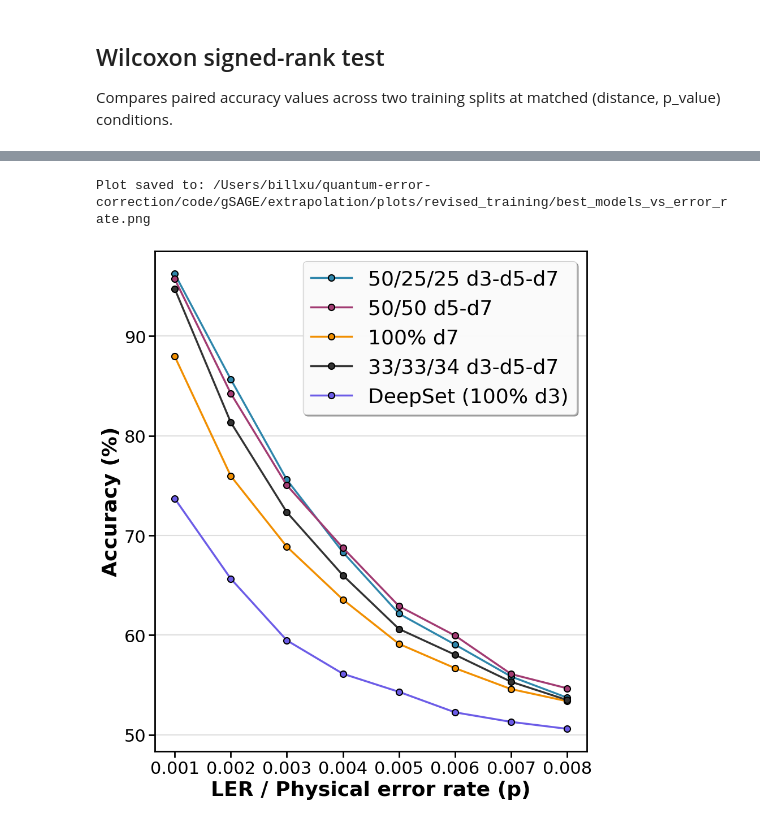
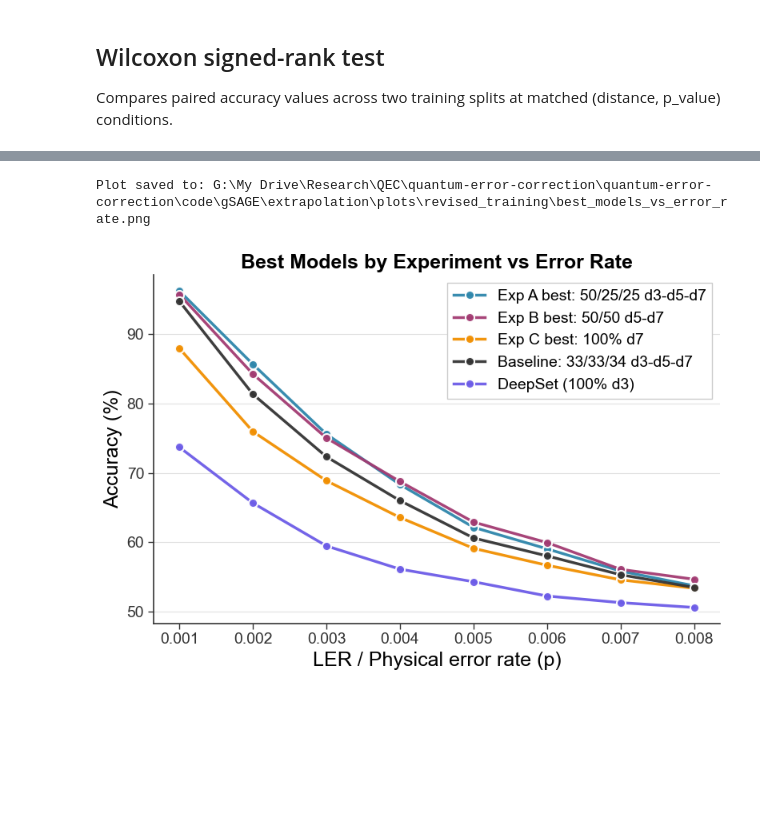
Before and after one commit to billxby/quantum-error-correction, a Jupyter notebook: code/gSAGE/extrapolation/graphing.ipynb, the cells around one changed output, grey strips where cells are left out. Drawn from its saved outputs; the diff is of its cells as text; code cells hidden in the pictures; blank space fills up the shorter version.

```diff
--- a/code/gSAGE/extrapolation/graphing.ipynb
+++ b/code/gSAGE/extrapolation/graphing.ipynb
@@ -340,49 +350,53 @@ def best_in_group(splits):
 
 best_a = best_in_group(exp_a_splits)
 best_b = best_in_group(exp_b_splits)
 best_c = best_in_group(exp_c_splits)
 baseline_split = 'equal_333333'
 
 def _label(s):
     return SPLIT_LABELS.get(s, s) if s else s
 
 models_to_plot = [
-    (best_a, _label(best_a), '#2E86AB'),
-    (best_b, _label(best_b), '#A23B72'),
-    (best_c, _label(best_c), '#F18F01'),
-    (baseline_split, _label(baseline_split), '#333333'),
-    ('DeepSet', f"DeepSet ({_label(best_deepsets_split)})" if best_deepsets_split else 'DeepSet', '#6C5CE7'),
+    (best_a, f'Exp A best: {_label(best_a)}', '#2E86AB'),
+    (best_b, f'Exp B best: {_label(best_b)}', '#A23B72'),
+    (best_c, f'Exp C best: {_label(best_c)}', '#F18F01'),
+    (baseline_split, f'Baseline: {_label(baseline_split)}', '#333333'),
+    ('DeepSet', f'DeepSet ({_label(best_deepsets_split)})' if best_deepsets_split else 'DeepSet', '#6C5CE7'),
 ]
 
 # Average accuracy over d=9,11,13 for each (model, p_value)
-fig, ax = plt.subplots(figsize=(9, 10))  # 4:3 width:height
+fig, ax = plt.subplots(figsize=(8, 5.5))
 for split_name, label, color in models_to_plot:
     if split_name not in acc_by_split:
         continue
     subset = df_results[(df_results['split_name'] == split_name) &
                        (df_results['distance'].isin(TEST_DISTANCES))]
     if len(subset) == 0:
         continue
     by_p = subset.groupby('p_value')['accuracy'].mean() * 100
     ax.plot(by_p.index, by_p.values, 'o-', label=label, color=color, linewidth=2.5,
-            markersize=8, markeredgecolor='black', markeredgewidth=1.5)
+            markersize=8, markeredgecolor='white', markeredgewidth=1.5, alpha=0.95, zorder=3)
 
-ax.set_xlabel('LER / Physical error rate (p)', fontsize=26, fontweight='bold')
-ax.set_ylabel('Accuracy (%)', fontsize=26, fontweight='bold')
-ax.tick_params(axis='both', labelsize=22, width=2, length=8)
-ax.legend(fontsize=26, frameon=True, shadow=True, fancybox=True, framealpha=0.95, loc='upper right')
-ax.grid(True, alpha=0.4, linestyle='-', linewidth=1.5, axis='y')
+ax.set_xlabel('LER / Physical error rate (p)', fontsize=18)
+ax.set_ylabel('Accuracy (%)', fontsize=18)
+ax.set_title('Best Models by Experiment vs Error Rate', fontsize=18, fontweight='bold')
+ax.tick_params(axis='both', labelsize=14, width=1, length=5, colors='#333333')
+ax.legend(fontsize=14, frameon=True, fancybox=False, framealpha=1.0,
+          edgecolor='#cccccc', facecolor='white', loc='upper right')
+ax.grid(True, alpha=0.3, linestyle='-', linewidth=0.8, axis='y', color='#999999')
 ax.set_axisbelow(True)
-for spine in ax.spines.values():
-    spine.set_linewidth(2)
-    spine.set_edgecolor('black')
+for spine in ['top', 'right']:
+    ax.spines[spine].set_visible(False)
+for spine in ['bottom', 'left']:
+    ax.spines[spine].set_linewidth(1.2)
+    ax.spines[spine].set_edgecolor('#333333')
 plt.tight_layout()
 plt.savefig(PLOTS_DIR / "best_models_vs_error_rate.png", dpi=300, bbox_inches='tight')
 print(f"Plot saved to: {PLOTS_DIR / 'best_models_vs_error_rate.png'}")
 plt.show()
 plt.close()
 # %% [output]
-Plot saved to: /Users/billxu/quantum-error-correction/code/gSAGE/extrapolation/plots/revised_training/best_models_vs_error_rate.png
+Plot saved to: G:\My Drive\Research\QEC\quantum-error-correction\quantum-error-correction\code\gSAGE\extrapolation\plots\revised_training\best_models_vs_error_rate.png
-[figure, old version]
+[figure, new version]
 # %%
 # COde here
```
Also changed, not shown: parts of 2 cells of this notebook, 7 other files.
